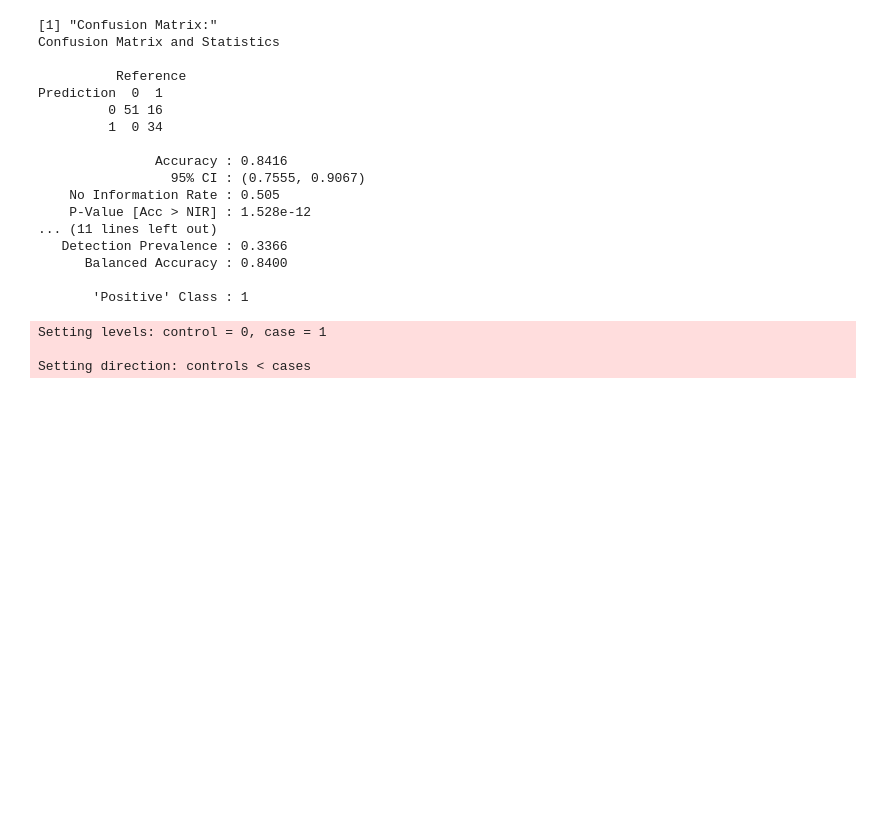
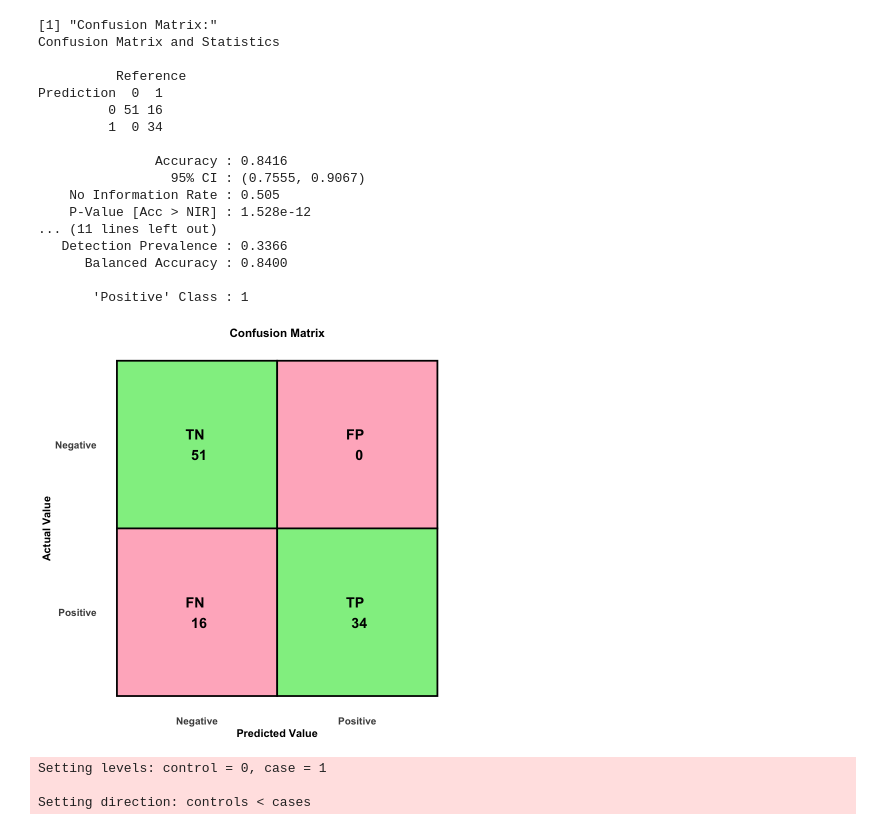
Before and after one commit to godfreydekew/Boston-housing-data-analysis, a Jupyter notebook: house_value_analysis.ipynb, the cells around one changed output. Saved outputs shown, nothing was run; the diff lists cells and outputs as text; code cells hidden in the pictures; blank space fills up the shorter version.

```diff
--- a/house_value_analysis.ipynb
+++ b/house_value_analysis.ipynb
@@ -1013 +1070,6 @@ Prediction  0  1
+# %%
+# Display visual confusion matrix
+plot_confusion_matrix(confusion_mat)
+# %% [output]
+[figure, added]
 # %%
```
Also changed, not shown: parts of 80 cells of this notebook, 3 other files.
